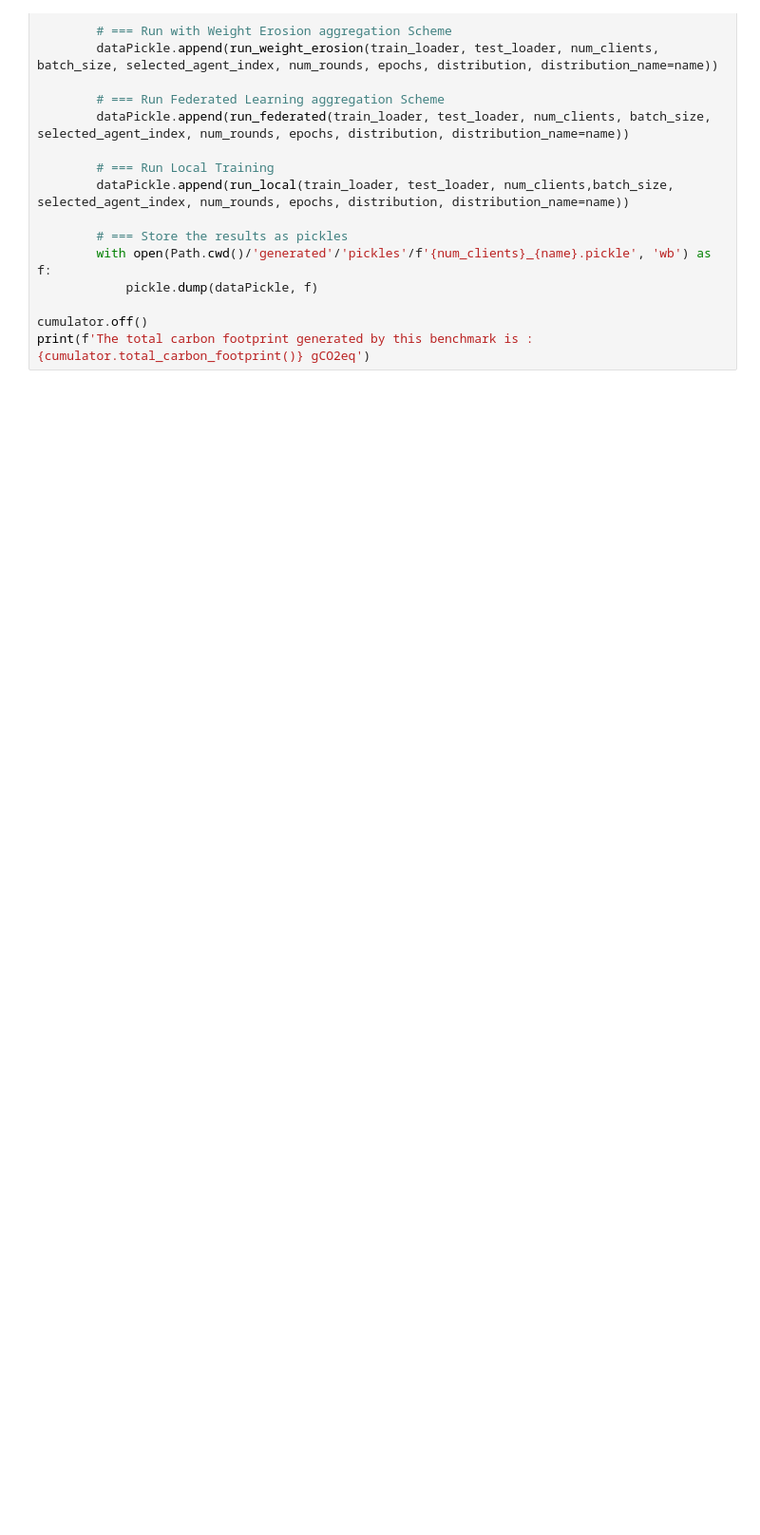
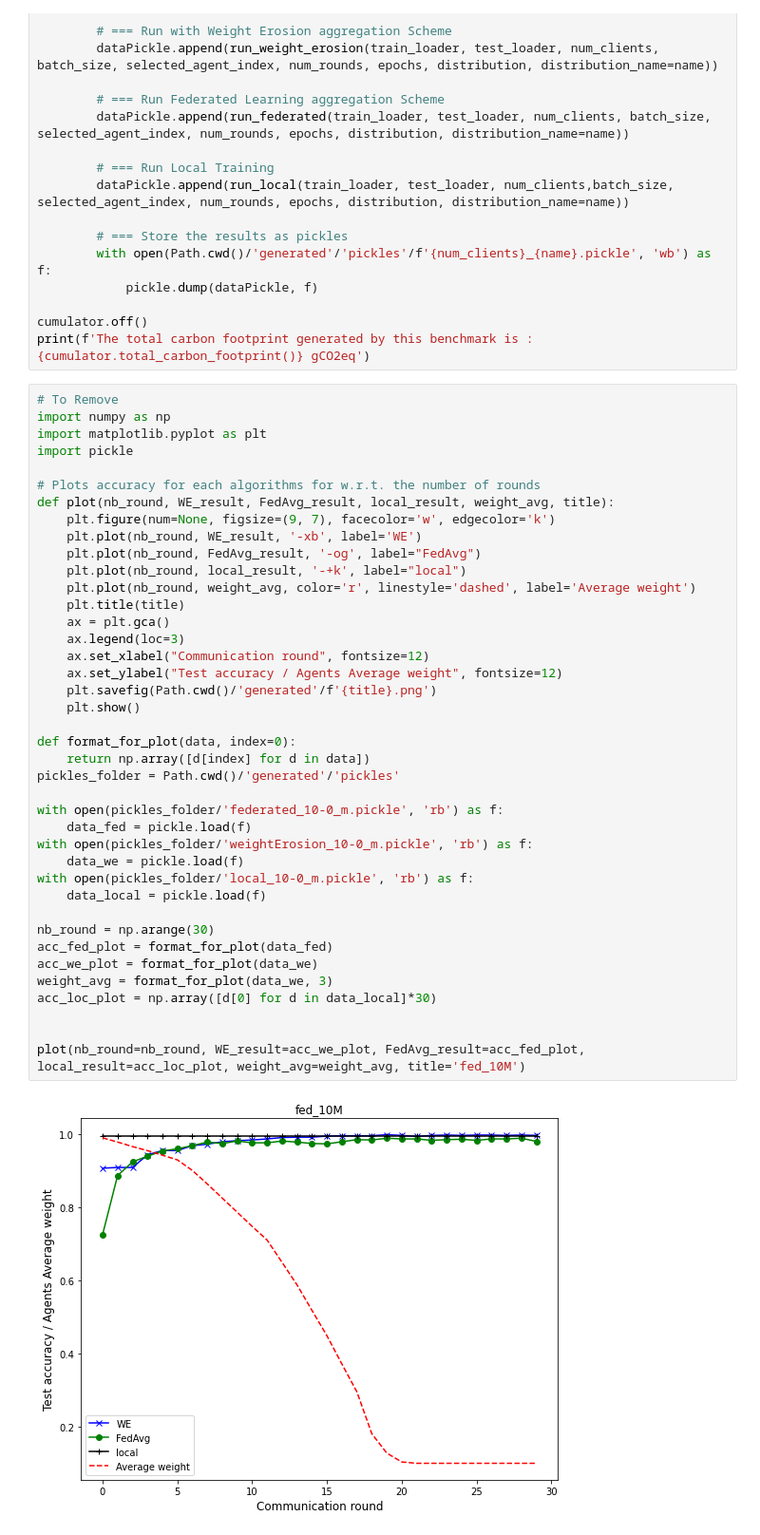
Before and after one commit to MartinBeaussart/Weight_Erosion_ML, a Jupyter notebook: Weight_Erosion_Project.ipynb, the cells around one changed output. Shown: that part at 95% size. Saved outputs shown, nothing was run; the diff lists cells and outputs as text; blank space fills up the shorter version.

Commit message:
First plot looking good

```diff
--- a/Weight_Erosion_Project.ipynb
+++ b/Weight_Erosion_Project.ipynb
@@ -557,6 +541,48 @@ for name, distribution in distributions.items():
 
 cumulator.off()
 print(f'The total carbon footprint generated by this benchmark is : {cumulator.total_carbon_footprint()} gCO2eq')
+# %%
+# To Remove
+import numpy as np
+import matplotlib.pyplot as plt
+import pickle
+
+# Plots accuracy for each algorithms for w.r.t. the number of rounds
+def plot(nb_round, WE_result, FedAvg_result, local_result, weight_avg, title):
+    plt.figure(num=None, figsize=(9, 7), facecolor='w', edgecolor='k')
+    plt.plot(nb_round, WE_result, '-xb', label='WE')
+    plt.plot(nb_round, FedAvg_result, '-og', label="FedAvg")
+    plt.plot(nb_round, local_result, '-+k', label="local")
+    plt.plot(nb_round, weight_avg, color='r', linestyle='dashed', label='Average weight')
+    plt.title(title)
+    ax = plt.gca()
+    ax.legend(loc=3)
+    ax.set_xlabel("Communication round", fontsize=12)
+    ax.set_ylabel("Test accuracy / Agents Average weight", fontsize=12)
+    plt.savefig(Path.cwd()/'generated'/f'{title}.png')
+    plt.show()
+
+def format_for_plot(data, index=0):
+    return np.array([d[index] for d in data])
+pickles_folder = Path.cwd()/'generated'/'pickles'
+
+with open(pickles_folder/'federated_10-0_m.pickle', 'rb') as f:
+    data_fed = pickle.load(f)
+with open(pickles_folder/'weightErosion_10-0_m.pickle', 'rb') as f:
+    data_we = pickle.load(f)
+with open(pickles_folder/'local_10-0_m.pickle', 'rb') as f:
+    data_local = pickle.load(f)
+
+nb_round = np.arange(30)
+acc_fed_plot = format_for_plot(data_fed)
+acc_we_plot = format_for_plot(data_we)
+weight_avg = format_for_plot(data_we, 3)
+acc_loc_plot = np.array([d[0] for d in data_local]*30)
+
+
+plot(nb_round=nb_round, WE_result=acc_we_plot, FedAvg_result=acc_fed_plot, local_result=acc_loc_plot, weight_avg=weight_avg, title='fed_10M')
+# %% [output]
+[figure, added]
 # %%
 #=== Non-IID case
 #=== parameters for Schemes
```
Also changed, not shown: parts of 1 cell of this notebook.
